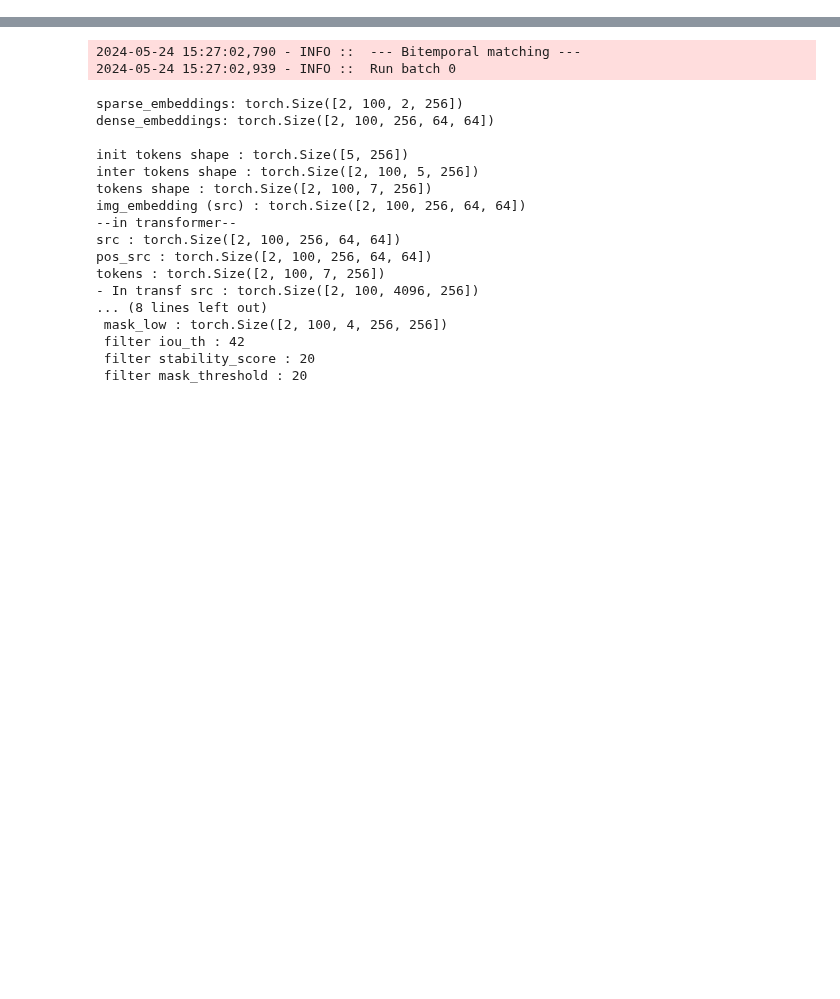
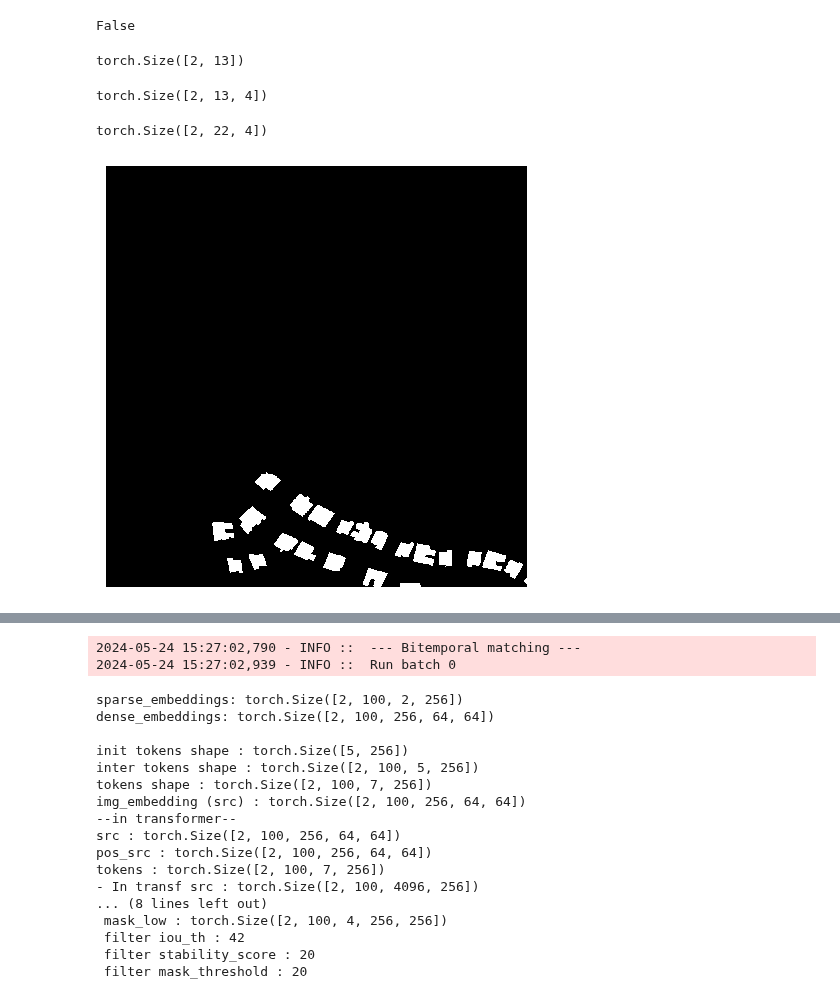
Before and after one commit to brustt/stylo_magique_intership_ign, a Jupyter notebook: notebooks/segment_any_change/evaluation.ipynb, the cells around one changed output, grey strips where cells are left out. Cells and saved outputs as stored; diff of their text form; code cells hidden in the pictures; blank space fills up the shorter version.

```diff
--- a/notebooks/segment_any_change/evaluation.ipynb
+++ b/notebooks/segment_any_change/evaluation.ipynb
@@ -73,0 +81,9 @@ torch.Size([2, 1024, 1024])
+# %%
+dataloader = DataLoader(ds, batch_size)
+
+for i_batch, input_batch in enumerate(dataloader):
+    preds = matcher(batch=input_batch,
+                    filter_method=filter_change_proposals)
+    #val = evaluator
+    if i_batch == 0:
+        break
@@ -73,0 +234,8 @@ torch.Size([2, 1024, 1024])
+# %%
+isinstance(engine_eval._builder["object"], ObjMetricWrapper)
+# %% [output]
+False
+# %%
+preds["iou_preds"].shape
+# %% [output]
+torch.Size([2, 13])
@@ -73,0 +247,12 @@ torch.Size([2, 1024, 1024])
+# %%
+masks_boxes.shape
+# %% [output]
+torch.Size([2, 13, 4])
+# %%
+labels_boxes.shape
+# %% [output]
+torch.Size([2, 22, 4])
+# %%
+show_img(input_batch["label"][0,...].detach().cpu().numpy())
+# %% [output]
+[figure, added]
```
Also changed, not shown: parts of 100 cells of this notebook, 14 other files.
